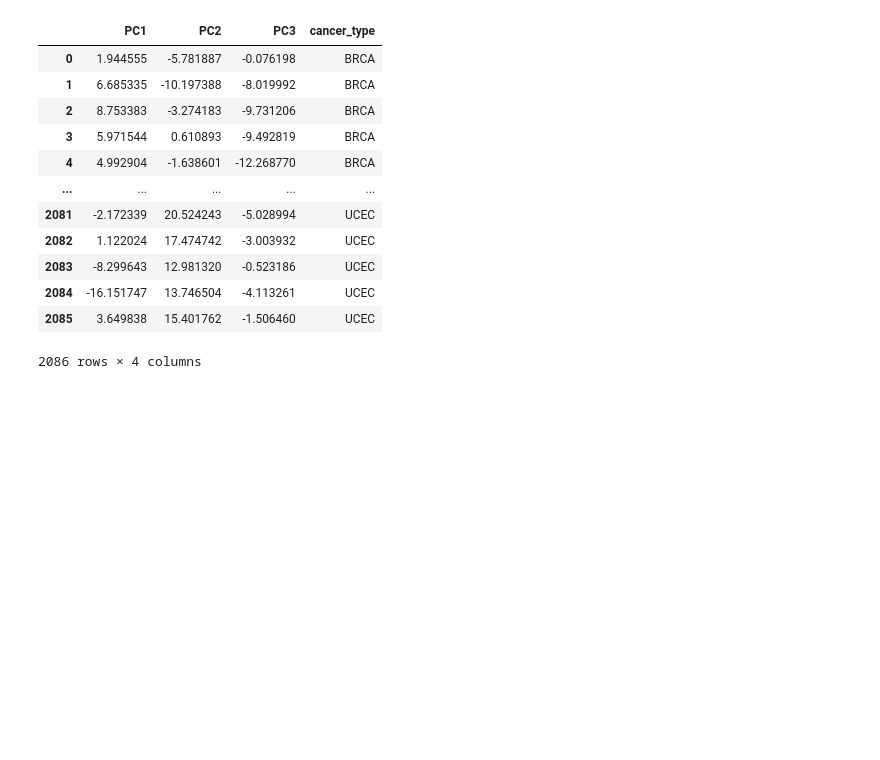
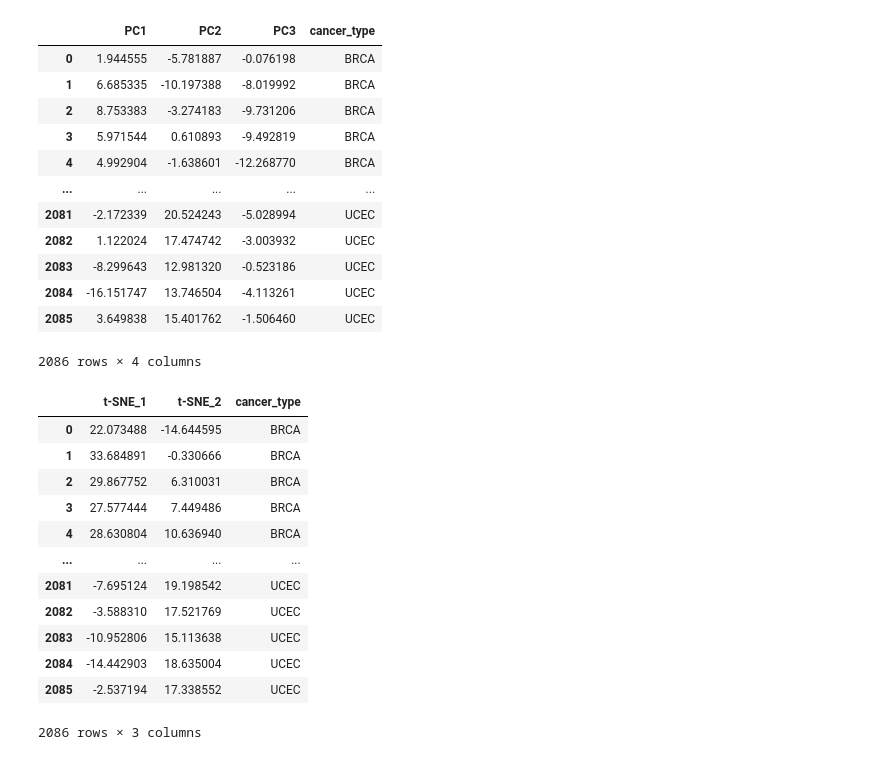
Before and after one commit to ninzyyy/rna-seq, a Jupyter notebook: exploratory.ipynb, the cells around one changed output. Drawn from its saved outputs; the diff is of its cells as text; code cells hidden in the pictures; blank space fills up the shorter version.

```diff
--- a/exploratory.ipynb
+++ b/exploratory.ipynb
@@ -235,3 +236,23 @@ fig.update_traces(marker=dict(size=5,
                   )
 
 fig.show()
+# %%
+tsne = TSNE(n_components=2).fit_transform(scaled_X)
+principal_df = pd.DataFrame(data=tsne, columns=['t-SNE_1', 't-SNE_2'])
+final_df = pd.concat([principal_df, pd.DataFrame(cancerTypes)], axis=1)
+final_df.rename(columns={0:'cancer_type'}, inplace=True)
+final_df
+# %% [output]
+|  | t-SNE_1 | t-SNE_2 | cancer_type |
+| 0 | 22.073488 | -14.644595 | BRCA |
+| 1 | 33.684891 | -0.330666 | BRCA |
+| 2 | 29.867752 | 6.310031 | BRCA |
+| 3 | 27.577444 | 7.449486 | BRCA |
+| 4 | 28.630804 | 10.636940 | BRCA |
+| ... | ... | ... | ... |
+| 2081 | -7.695124 | 19.198542 | UCEC |
+| 2082 | -3.588310 | 17.521769 | UCEC |
+| 2083 | -10.952806 | 15.113638 | UCEC |
+| 2084 | -14.442903 | 18.635004 | UCEC |
+| 2085 | -2.537194 | 17.338552 | UCEC |
+2086 rows × 3 columns
```
Also changed, not shown: parts of 5 cells of this notebook.
